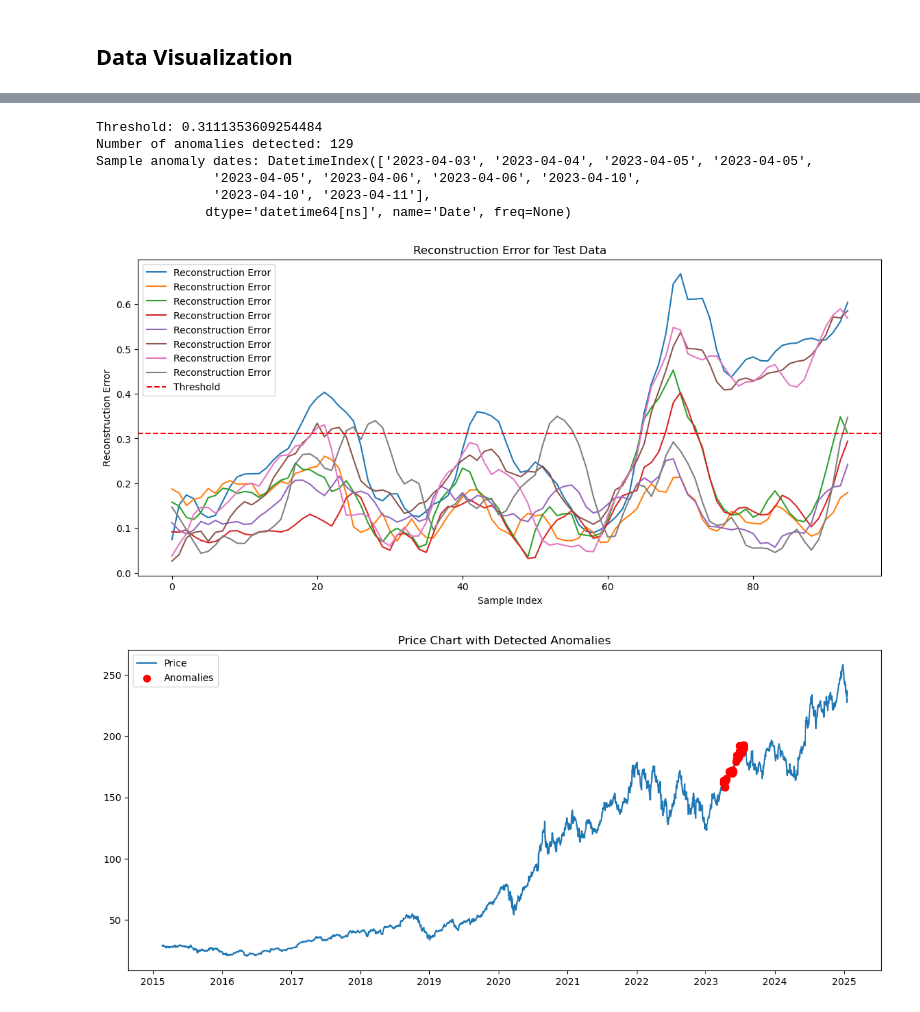
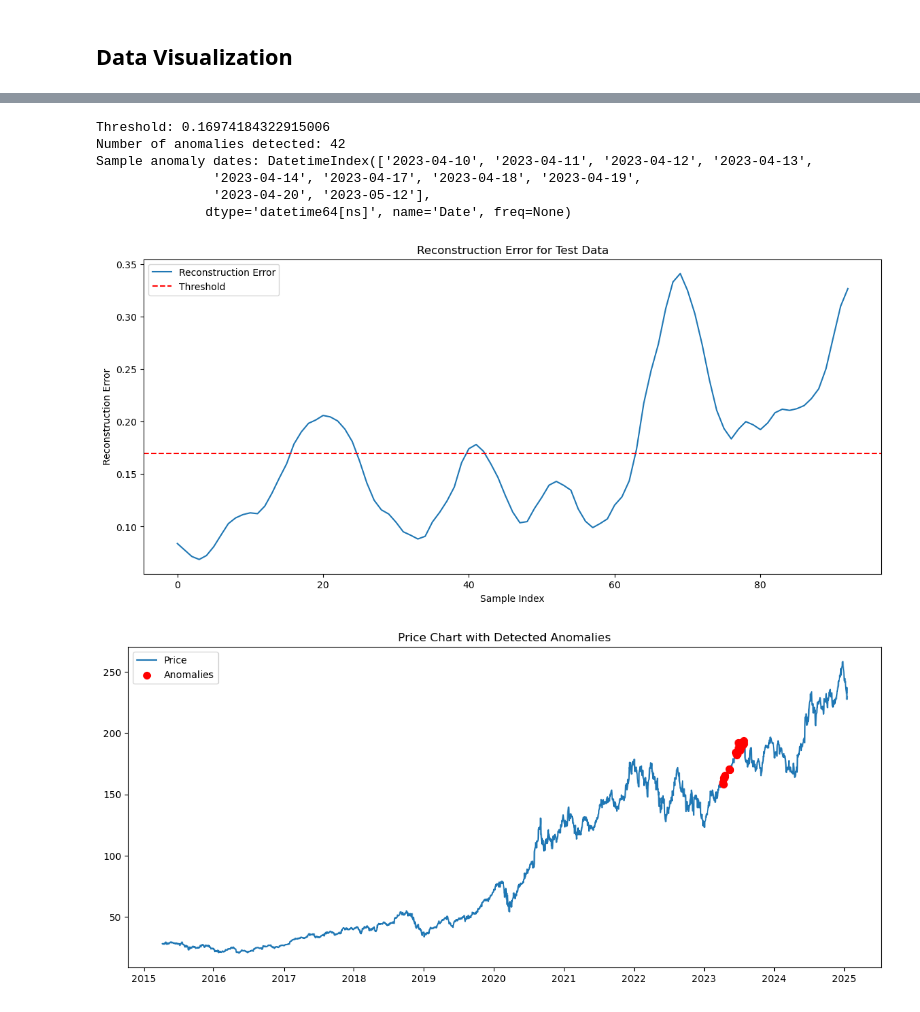
Before and after one commit to pratycodes/Stock-Sentry, a Jupyter notebook: notebooks/testing.ipynb, the cells around one changed output, grey strips where cells are left out. Cells and saved outputs as stored; diff of their text form; code cells hidden in the pictures.

```diff
--- a/notebooks/testing.ipynb
+++ b/notebooks/testing.ipynb
@@ -205,17 +217,12 @@ Model: "functional_1"
+# %%
+import torch.optim as optim
+import numpy as np
+
+optimizer = optim.Adam(autoencoder.parameters(), lr=1e-4)
+criterion = nn.MSELoss()
+
+def add_noise(x, noise_std=0.01):
+    noise = torch.randn_like(x) * noise_std
+    return x + noise
 # %% [markdown]
 ## Model Training
-# %%
-from tensorflow.keras.callbacks import EarlyStopping, ReduceLROnPlateau # type: ignore
-
-early_stopping = EarlyStopping(monitor='val_loss', patience=5, restore_best_weights=True)
-lr_scheduler = ReduceLROnPlateau(monitor='val_loss', factor=0.5, patience=3)
-
-X_train_noisy = X_train + np.random.normal(0, 0.01, X_train.shape)
-
-history = autoencoder.fit(
-    X_train_noisy, X_train,  # Training on noisy, predicting clean
-    epochs=50,
-    batch_size=64,
-    validation_data=(X_test, X_test),
-    callbacks=[early_stopping, lr_scheduler]
-)
@@ -256,47 +332,57 @@ plt.show()
 # %%
-# Calculate reconstruction errors
-train_reconstructed = autoencoder.predict(X_train, verbose=0)
-test_reconstructed = autoencoder.predict(X_test, verbose=0)
+import torch
 
-train_error = np.mean(np.abs(train_reconstructed - X_train), axis=1)
-test_error = np.mean(np.abs(test_reconstructed - X_test), axis=1)
+# Ensure model is in eval mode
+autoencoder.eval()
 
+with torch.no_grad():
+    X_train_tensor = torch.tensor(X_train, dtype=torch.float32).to(device)
+    X_test_tensor = torch.tensor(X_test, dtype=torch.float32).to(device)
+
+    train_reconstructed = autoencoder(X_train_tensor).cpu().numpy()
+    test_reconstructed = autoencoder(X_test_tensor).cpu().numpy()
+
+# Calculate mean absolute reconstruction error per sequence
+train_error = np.mean(np.abs(train_reconstructed - X_train), axis=(1, 2))
+test_error = np.mean(np.abs(test_reconstructed - X_test), axis=(1, 2))
 
 threshold = np.percentile(train_error, 99)
 anomalies = test_error > threshold
 
 print(f"Threshold: {threshold}")
 print(f"Number of anomalies detected: {np.sum(anomalies)}")
 
 anomaly_indices = np.where(anomalies)[0]
 anomaly_dates = test_df.index[anomaly_indices + sequence_length]
 
 print("Sample anomaly dates:", anomaly_dates[:10])
+
+import matplotlib.pyplot as plt
 
 # Plot reconstruction errors
 plt.figure(figsize=(14, 6))
 plt.plot(test_error, label='Reconstruction Error')
 plt.axhline(threshold, color='red', linestyle='--', label='Threshold')
 plt.xlabel('Sample Index')
 plt.ylabel('Reconstruction Error')
 plt.title('Reconstruction Error for Test Data')
 plt.legend()
 plt.show()
 
 # Plot price with anomalies
 plt.figure(figsize=(14, 6))
 plt.plot(stock_data['Close'], label='Price')
 plt.scatter(anomaly_dates, stock_data.loc[anomaly_dates, 'Close'],
             color='red', s=50, zorder=5, label='Anomalies')
 plt.title('Price Chart with Detected Anomalies')
 plt.legend()
 plt.show()
 # %% [output]
-Threshold: 0.3111353609254484
-Number of anomalies detected: 129
-Sample anomaly dates: DatetimeIndex(['2023-04-03', '2023-04-04', '2023-04-05', '2023-04-05',
-               '2023-04-05', '2023-04-06', '2023-04-06', '2023-04-10',
-               '2023-04-10', '2023-04-11'],
+Threshold: 0.16974184322915006
+Number of anomalies detected: 42
+Sample anomaly dates: DatetimeIndex(['2023-04-10', '2023-04-11', '2023-04-12', '2023-04-13',
+               '2023-04-14', '2023-04-17', '2023-04-18', '2023-04-19',
+               '2023-04-20', '2023-05-12'],
               dtype='datetime64[ns]', name='Date', freq=None)
-[figure, old version]
+[figure, new version]
-[figure, old version]
+[figure, new version]
```
Also changed, not shown: parts of 12 cells of this notebook, 2 other files.
